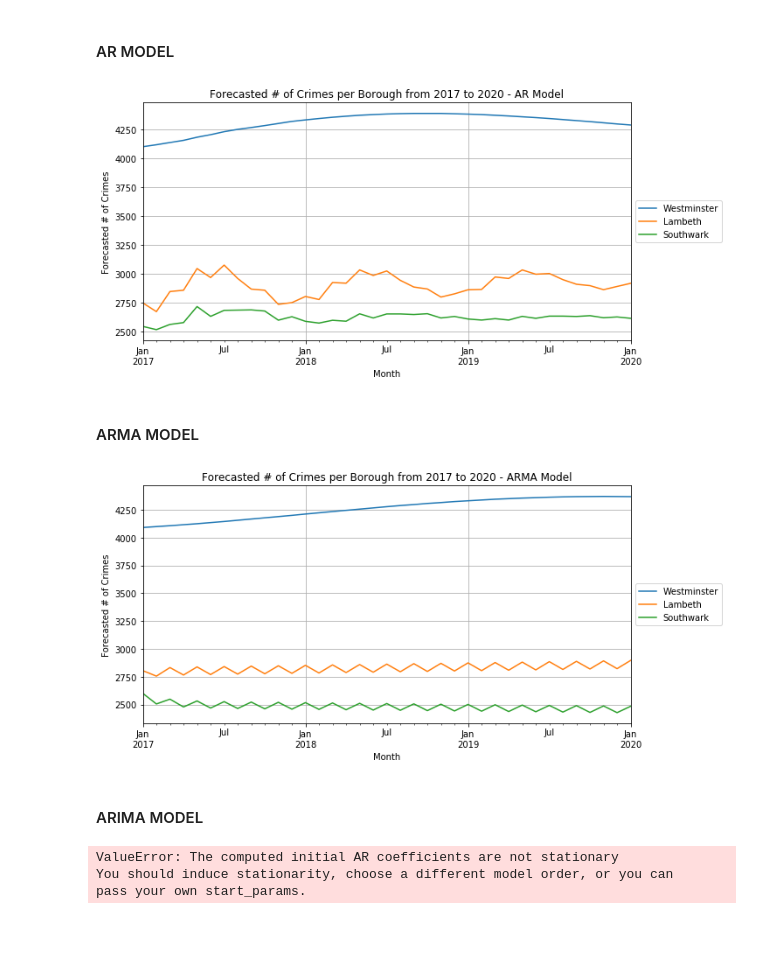
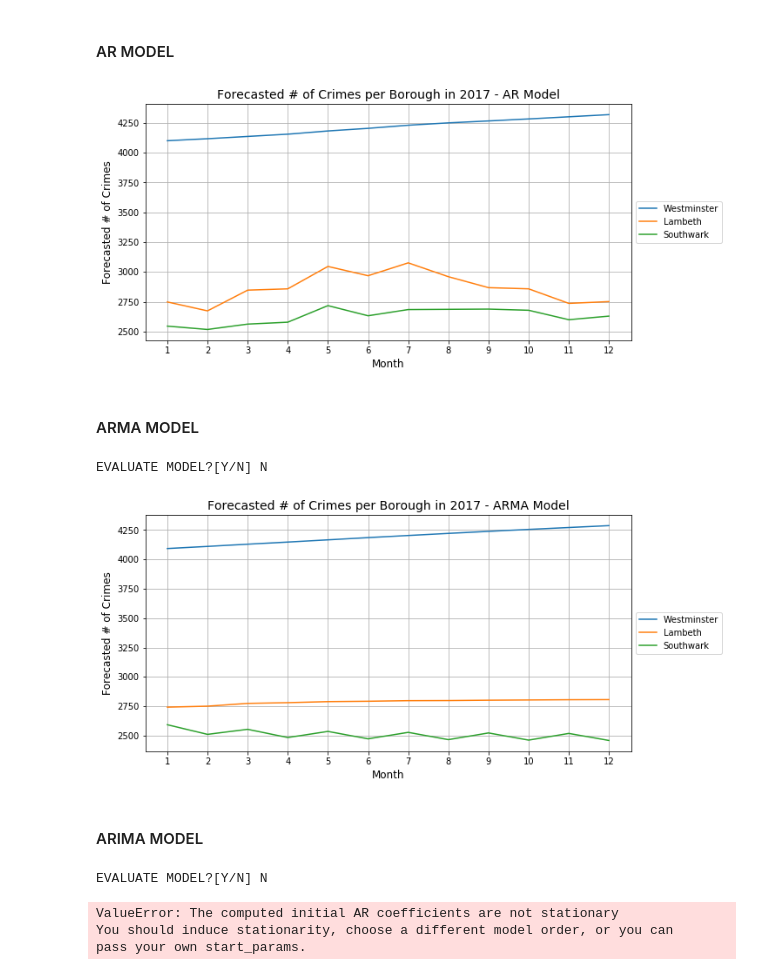
Before and after one commit to germz01/london_crime_data_analysis, a Jupyter notebook: notebooks/time_series_forecasting.ipynb, the cells around one changed output. Saved outputs shown, nothing was run; the diff lists cells and outputs as text; code cells hidden in the pictures; blank space fills up the shorter version.

Commit message:
Updated forecasting notebook and Init presentation

```diff
--- a/notebooks/time_series_forecasting.ipynb
+++ b/notebooks/time_series_forecasting.ipynb
@@ -710,7 +645,7 @@ for b in to_forecast.keys():
 
     model = AR(to_forecast[b][0])
     results_ar = model.fit(disp=-1)
-    one_year_forecast_ar_bor[b] = results_ar.predict(start=s, end=s + 36)
+    one_year_forecast_ar_bor[b] = results_ar.predict(start=s, end=s + 11)
 
     if to_forecast[b][1] == 'log diff':
         one_year_forecast_ar_bor[b] = \
@@ -720,23 +655,35 @@ for b in to_forecast.keys():
         one_year_forecast_ar_bor[b] = \
             np.exp(one_year_forecast_ar_bor[b].values).astype(int)
 # %%
-dates = pd.date_range(start='01/01/2017', end='01/01/2020', freq='MS')
+plt.figure(figsize=(10, 5))
 
-to_plot = pd.DataFrame(data=one_year_forecast_ar_bor,
-                       index=dates)
+for b in one_year_forecast_ar_bor.keys():
+    plt.plot(one_year_forecast_ar_bor[b], label=b)
 
-to_plot.plot(figsize=(10, 5))
 plt.legend(loc='center left', bbox_to_anchor=(1, 0.5))
 plt.grid()
+plt.xticks(range(0, 12), range(1, 13))
 plt.xlabel('Month')
 plt.ylabel('Forecasted # of Crimes')
-plt.title('Forecasted # of Crimes per Borough from 2017 to 2020 - AR Model')
+plt.title('Forecasted # of Crimes per Borough in 2017 - AR Model')
 plt.savefig('../imgs/forecasting/borough_comparison_arma.pdf',
             bbox_inches='tight')
 # %% [output]
-[figure, old version]
+[figure, new version]
 # %% [markdown]
 #### ARMA MODEL
+# %%
+if input('EVALUATE MODEL?[Y/N] ') == 'Y':
+        for borough in to_forecast.keys():
+            print()
+            print(borough)
+
+            evaluate_models_arma(to_forecast[borough][0])
+# %% [output]
+EVALUATE MODEL?[Y/N] N
+# %%
+validation_arma_bor = {'Westminster': (2, 1), 'Lambeth': (3, 2),
+                       'Southwark': (3, 2)}
 # %%
 one_year_forecast_arma_bor = {}
 
@@ -753,10 +700,10 @@ one_year_forecast_arma_bor = {}
 #    except:
 #        continue
 
-for b in to_forecast.keys():
-    model = ARMA(to_forecast[b][0], order=(2, 2))
+for b in validation_arma_bor.keys():
+    model = ARMA(to_forecast[b][0], order=validation_arma_bor[b])
     results_arma = model.fit(disp=-1)
-    one_year_forecast_arma_bor[b] = results_arma.forecast(steps=37)[0]
+    one_year_forecast_arma_bor[b] = results_arma.forecast(steps=12)[0]
 
     if to_forecast[b][1] == 'log diff':
         one_year_forecast_arma_bor[b] = \
@@ -766,21 +713,32 @@ for b in to_forecast.keys():
         one_year_forecast_arma_bor[b] = \
             np.exp(one_year_forecast_arma_bor[b]).astype(int)
 # %%
-to_plot = pd.DataFrame(data=one_year_forecast_arma_bor,
-                       index=dates)
+plt.figure(figsize=(10, 5))
 
-to_plot.plot(figsize=(10, 5))
+for b in one_year_forecast_arma_bor.keys():
+    plt.plot(one_year_forecast_arma_bor[b], label=b)
+
 plt.legend(loc='center left', bbox_to_anchor=(1, 0.5))
 plt.grid()
+plt.xticks(range(0, 12), range(1, 13))
 plt.xlabel('Month')
 plt.ylabel('Forecasted # of Crimes')
-plt.title('Forecasted # of Crimes per Borough from 2017 to 2020 - ARMA Model')
+plt.title('Forecasted # of Crimes per Borough in 2017 - ARMA Model')
 plt.savefig('../imgs/forecasting/borough_comparison_arma.pdf',
             bbox_inches='tight')
 # %% [output]
-[figure, old version]
+[figure, new version]
 # %% [markdown]
 #### ARIMA MODEL
+# %%
+if input('EVALUATE MODEL?[Y/N] ') == 'Y':
+    for borough in to_forecast.keys():
+        print()
+        print(borough)
+
+        evaluate_models_arima(to_forecast[borough][0])
+# %% [output]
+EVALUATE MODEL?[Y/N] N
 # %%
 one_year_forecast_arima_bor = {}
 
```
Also changed, not shown: parts of 18 cells of this notebook, 8 other files.
